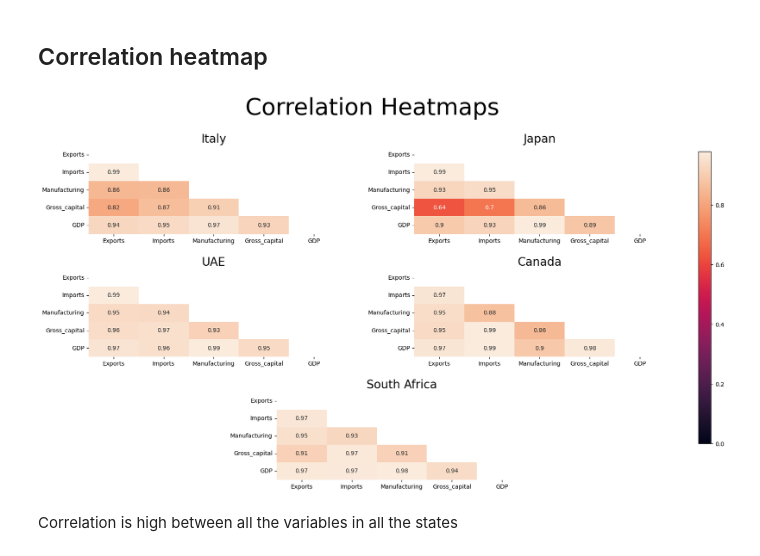
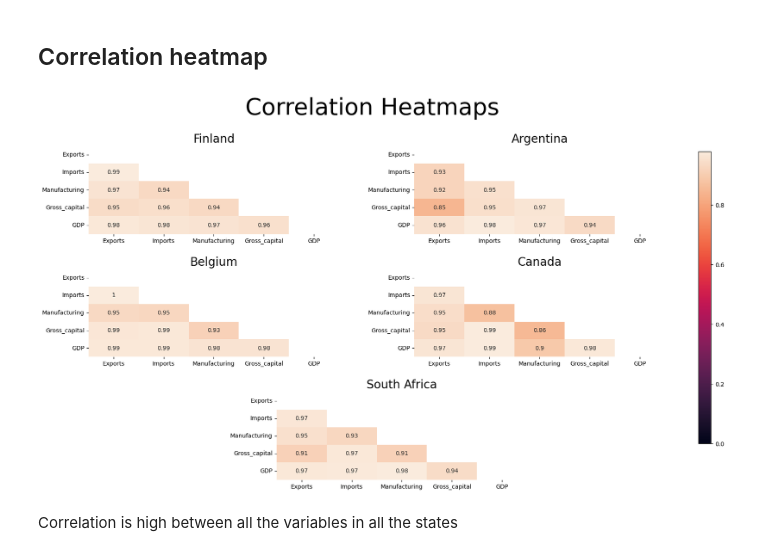
Before and after one commit to dariogemo/UNIVR-SMDS, a Jupyter notebook: prova.ipynb, the cells around one changed output. Saved outputs shown, nothing was run; the diff lists cells and outputs as text; code cells hidden in the pictures.

```diff
--- a/prova.ipynb
+++ b/prova.ipynb
@@ -28,7 +27,9 @@ warnings.filterwarnings("ignore")
 # %% [markdown]
 # 3. Create dataframes
 # %%
-df = pd.read_excel('GDPconstant-USD-countries.ods', index_col = 'CountryID', engine = 'odf')
+df_iniziale = pd.read_csv('GDPconstant-USD-countries.csv', index_col = 'CountryID')
+
+df, valid_nations = f.preprocess_df(df_iniziale)
 # %%
 df.head(3)
 # %% [output]
@@ -40 +41,4 @@ df.head(3)
 3 rows × 53 columns
+# %%
+nation_list = f.create_nation_list(valid_nations, df)
+nation_list
@@ -162,0 +148,11 @@ f.highest_corr_variable(corr_list, max_list)
+# %%
+corr_1 = df_1.corr()
+corr_2 = df_2.corr()
+corr_3 = df_3.corr()
+corr_4 = df_4.corr()
+corr_5 = df_5.corr()
+
+corr_list = [corr_1, corr_2, corr_3, corr_4, corr_5]
+
+max_list = []
+f.highest_corr_variable(corr_list, max_list, nation_list)
@@ -191,36 +186,36 @@ GDP has similar trend for all the states
 # %%
 fig, ax = plt.subplots(3, 2, figsize = (15, 10))
 plt.suptitle('Correlation Heatmaps', fontsize = 40)
 plt.tight_layout(pad = 2.8)
 fig.subplots_adjust(hspace = 0.4, wspace = 0.3)
 
-matrix = np.triu(corr_ita)
-sns.heatmap(corr_ita,annot = True, ax = ax[0][0], vmin = 0, cbar = False, mask = matrix)
-matrix = np.triu(corr_jap)
-sns.heatmap(corr_jap, annot = True, ax = ax[0][1], vmin = 0, cbar = False, mask = matrix)
-matrix = np.triu(corr_uae)
-sns.heatmap(corr_uae, annot = True, ax = ax[1][0], vmin = 0, cbar = False, mask = matrix)
-matrix = np.triu(corr_canada)
-sns.heatmap(corr_canada, annot = True, ax = ax[1][1], vmin = 0, cbar = False, mask = matrix)
-matrix = np.triu(corr_safrica)
-sns.heatmap(corr_safrica, annot = True, ax = ax[2][0], vmin = 0, cbar = False, mask = matrix)
+matrix = np.triu(corr_1)
+sns.heatmap(corr_1,annot = True, ax = ax[0][0], vmin = 0, cbar = False, mask = matrix)
+matrix = np.triu(corr_2)
+sns.heatmap(corr_2, annot = True, ax = ax[0][1], vmin = 0, cbar = False, mask = matrix)
+matrix = np.triu(corr_3)
+sns.heatmap(corr_3, annot = True, ax = ax[1][0], vmin = 0, cbar = False, mask = matrix)
+matrix = np.triu(corr_4)
+sns.heatmap(corr_4, annot = True, ax = ax[1][1], vmin = 0, cbar = False, mask = matrix)
+matrix = np.triu(corr_5)
+sns.heatmap(corr_5, annot = True, ax = ax[2][0], vmin = 0, cbar = False, mask = matrix)
 fig.delaxes(ax[2][1])
 
-ax[0][0].set_title('Italy', fontsize = 20)
-ax[0][1].set_title('Japan', fontsize = 20)
-ax[1][0].set_title('UAE', fontsize = 20)
-ax[1][1].set_title('Canada', fontsize = 20)
-ax[2][0].set_title('South Africa', fontsize = 20)
+ax[0][0].set_title(nation_list[0], fontsize = 20)
+ax[0][1].set_title(nation_list[1], fontsize = 20)
+ax[1][0].set_title(nation_list[2], fontsize = 20)
+ax[1][1].set_title(nation_list[3], fontsize = 20)
+ax[2][0].set_title(nation_list[4], fontsize = 20)
 
 pos = ax[2][0].get_position()
 new_pos = [pos.x0 + 0.3, pos.y0, pos.width, pos.height]
 ax[2][0].set_position(new_pos)
 cbar_ax = fig.add_axes([1.02, 0.15, 0.02, 0.7])
 fig.colorbar(ax[2][0].collections[0], cax = cbar_ax)
 
 plt.show()
 # %% [output]
-[figure, old version]
+[figure, new version]
 # %% [markdown]
 Correlation is high between all the variables in all the states
 # %% [markdown]
```
Also changed, not shown: parts of 33 cells of this notebook, 3 other files.
